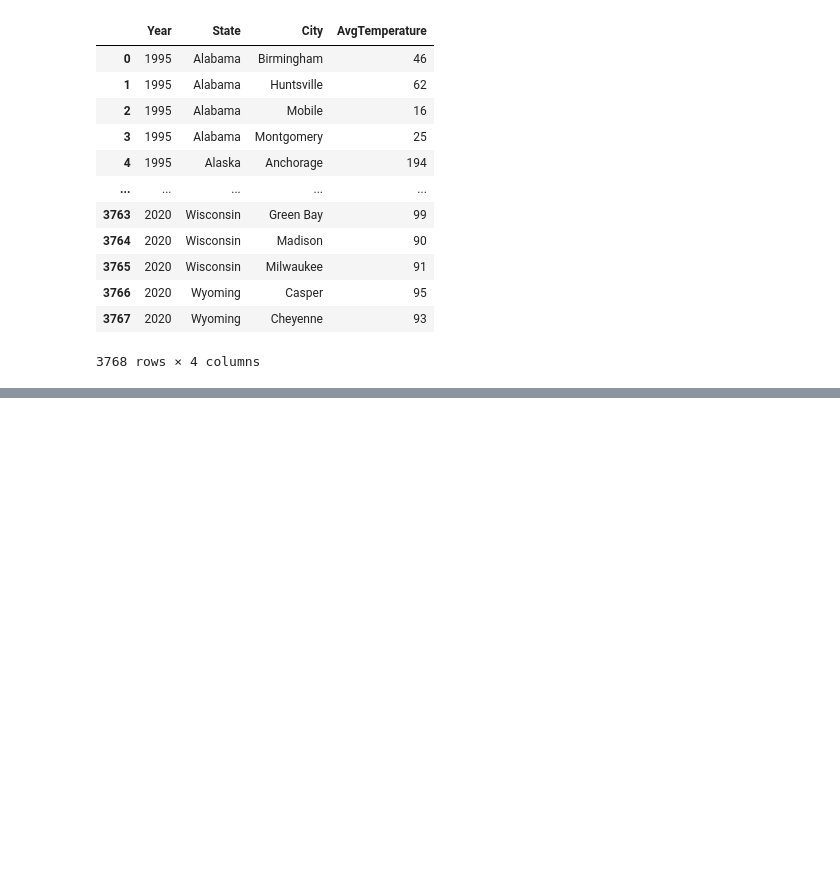
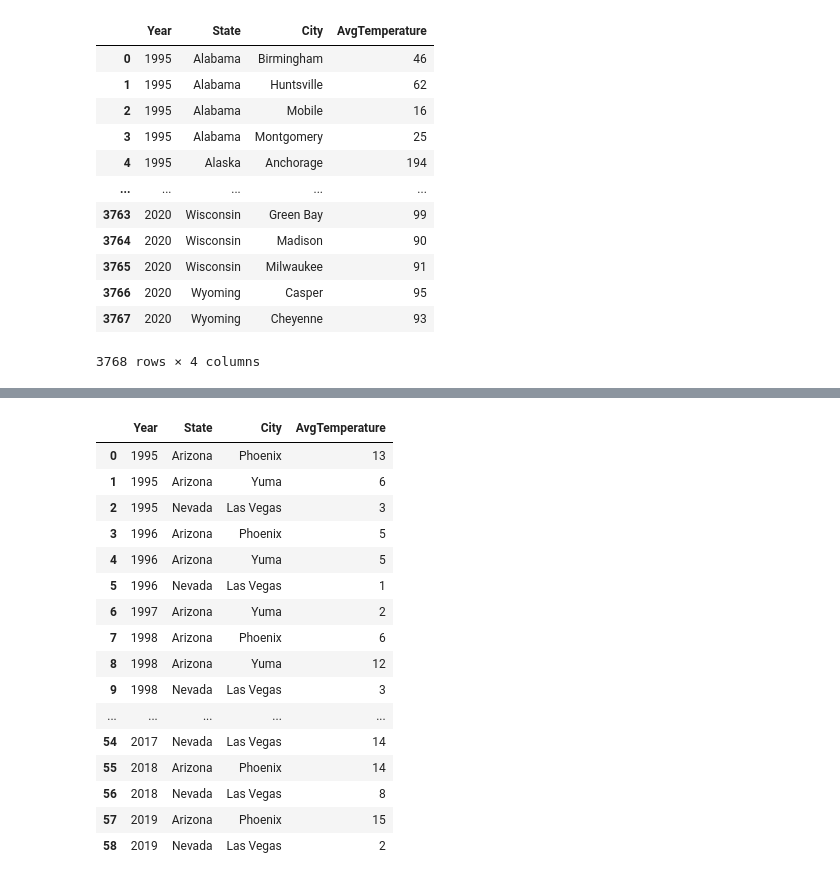
Before and after one commit to gamem001/bees_machine_learning, a Jupyter notebook: asia_temperature_notebook.ipynb, the cells around one changed output, grey strips where cells are left out. Saved outputs shown, nothing was run; the diff lists cells and outputs as text; code cells hidden in the pictures; blank space fills up the shorter version.

```diff
--- a/asia_temperature_notebook.ipynb
+++ b/asia_temperature_notebook.ipynb
@@ -111,0 +122,21 @@ state_annual_days.to_csv(export_file_path, index = False, header=True)
+# %%
+state_hot_days = hot_df.groupby(["Year", "State", "City"], as_index=False)[['AvgTemperature']]
+state_hot_days.count()
+# %% [output]
+|  | Year | State | City | AvgTemperature |
+| 0 | 1995 | Arizona | Phoenix | 13 |
+| 1 | 1995 | Arizona | Yuma | 6 |
+| 2 | 1995 | Nevada | Las Vegas | 3 |
+| 3 | 1996 | Arizona | Phoenix | 5 |
+| 4 | 1996 | Arizona | Yuma | 5 |
+| 5 | 1996 | Nevada | Las Vegas | 1 |
+| 6 | 1997 | Arizona | Yuma | 2 |
+| 7 | 1998 | Arizona | Phoenix | 6 |
+| 8 | 1998 | Arizona | Yuma | 12 |
+| 9 | 1998 | Nevada | Las Vegas | 3 |
+| ... | ... | ... | ... | ... |
+| 54 | 2017 | Nevada | Las Vegas | 14 |
+| 55 | 2018 | Arizona | Phoenix | 14 |
+| 56 | 2018 | Nevada | Las Vegas | 8 |
+| 57 | 2019 | Arizona | Phoenix | 15 |
+| 58 | 2019 | Nevada | Las Vegas | 2 |
```
Also changed, not shown: parts of 8 cells of this notebook.
